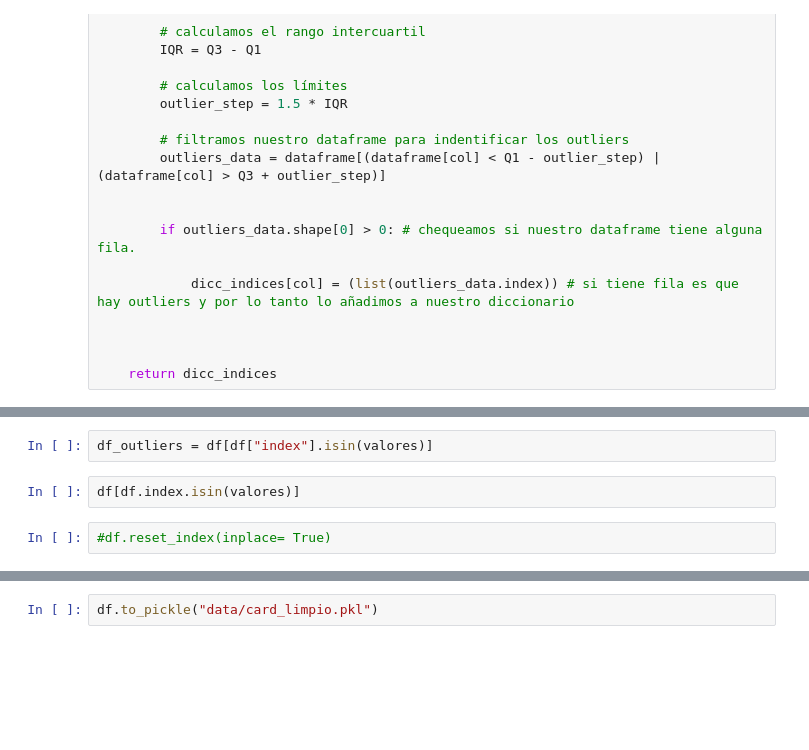
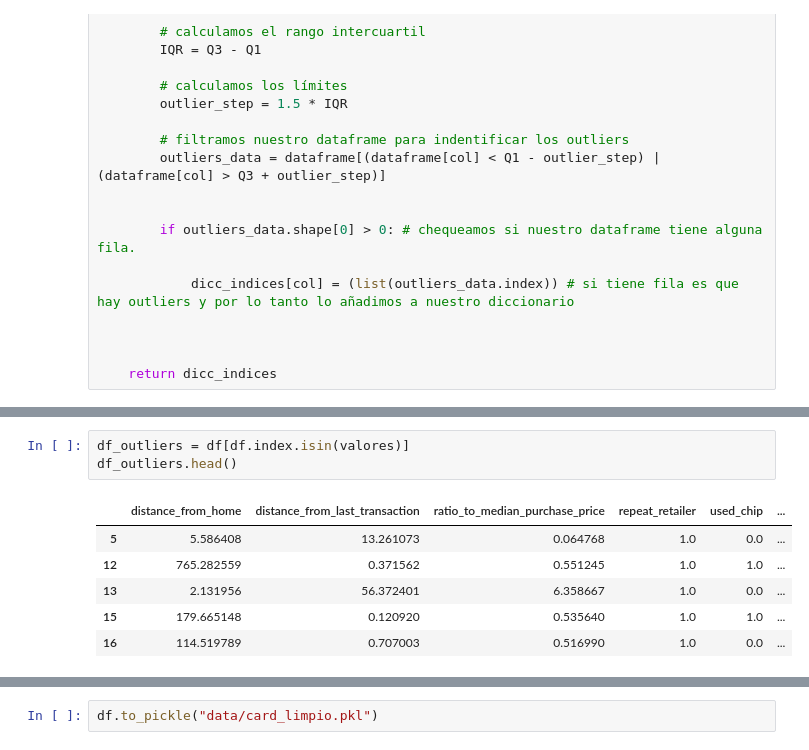
Before and after one commit to Adalab/Adalab-promo_d_da_modulo3_sprint1_Cristina_AnaBelen, a Jupyter notebook: regresión_logística/1.regresion_logistica_EDA.ipynb, the cells around one changed output, grey strips where cells are left out. Saved outputs shown, nothing was run; the diff lists cells and outputs as text; blank space fills up the shorter version.

```diff
--- a/regresión_logística/1.regresion_logistica_EDA.ipynb
+++ b/regresión_logística/1.regresion_logistica_EDA.ipynb
@@ -225,8 +358,12 @@ valores
 # %%
-df_outliers = df[df["index"].isin(valores)]
+df_outliers = df[df.index.isin(valores)]
+df_outliers.head()
+# %% [output]
+|  | distance_from_home | distance_from_last_transaction | ratio_to_median_purchase_price | repeat_retailer | used_chip | ... |
+| 5 | 5.586408 | 13.261073 | 0.064768 | 1.0 | 0.0 | ... |
+| 12 | 765.282559 | 0.371562 | 0.551245 | 1.0 | 1.0 | ... |
+| 13 | 2.131956 | 56.372401 | 6.358667 | 1.0 | 0.0 | ... |
+| 15 | 179.665148 | 0.120920 | 0.535640 | 1.0 | 1.0 | ... |
+| 16 | 114.519789 | 0.707003 | 0.516990 | 1.0 | 0.0 | ... |
-# %%
-df[df.index.isin(valores)]
-# %%
-#df.reset_index(inplace= True)
 # %%
 df_outliers['fraud'].value_counts()
```
Also changed, not shown: parts of 34 cells of this notebook, 5 other files.
